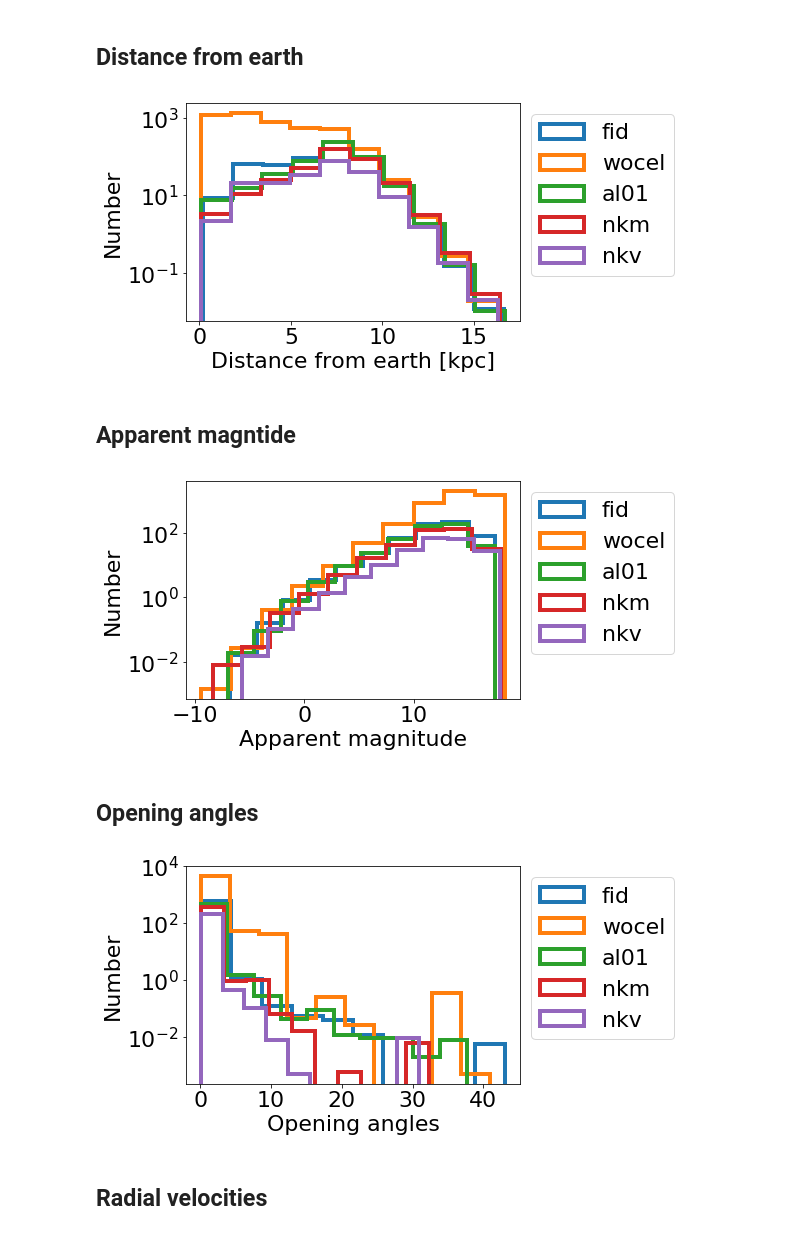
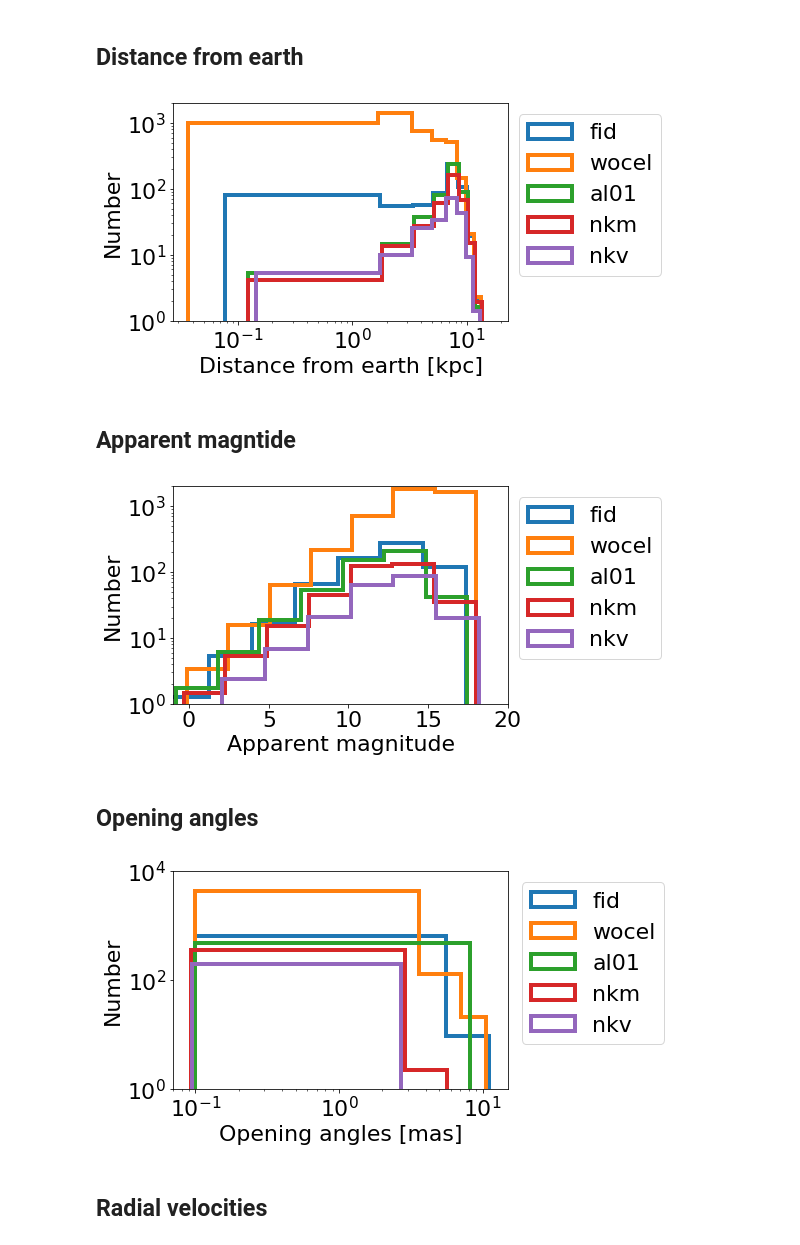
Before and after one commit to bolverk/gaia_black_hole_binaries, a Jupyter notebook: stellar_binary_monte_carlo_mk2.ipynb, the cells around one changed output. Drawn from its saved outputs; the diff is of its cells as text; code cells hidden in the pictures.

Commit message:
modify figures according to Wei's suggestions

```diff
--- a/stellar_binary_monte_carlo_mk2.ipynb
+++ b/stellar_binary_monte_carlo_mk2.ipynb
@@ -145,12 +149,14 @@ for key in populations:
               label=key)
 pylab.xlabel(r'Distance from earth [kpc]')
 pylab.ylabel('Number')
+pylab.xscale('log')
 pylab.yscale('log')
 pylab.legend(bbox_to_anchor=(1,1))
+pylab.ylim((1,2e3))
 #pylab.tight_layout()
 pass
 # %% [output]
-[figure, old version]
+[figure, new version]
 # %% [markdown]
 ## Apparent magntide
 # %%
@@ -166,34 +172,39 @@ for key in populations:
 pylab.xlabel(r'Apparent magnitude')
 pylab.ylabel('Number')
 pylab.yscale('log')
+pylab.ylim((1,2e3))
+pylab.xlim((-1,20))
 pylab.legend(bbox_to_anchor=(1,1))
 #pylab.tight_layout()
 pass
 # %% [output]
-[figure, old version]
+[figure, new version]
 # %% [markdown]
 ## Opening angles
 # %%
 %matplotlib inline
 font = {'size':22}
 matplotlib.rc('font',**font)
 for key in populations:
     sma_list = populations[key]['terminal semi major axis'][gaia_masks[key]]
     dfe_list = populations[key]['distance from earth'][gaia_masks[key]]
     opening_angles = sma_list/dfe_list/5e-9
     pylab.hist(opening_angles,
               weights=populations[key]['statistical weight'][gaia_masks[key]]*star_number_scale,
                histtype='step',
                linewidth=4,
               label=key)
-pylab.xlabel(r'Opening angles')
+pylab.xlabel(r'Opening angles [mas]')
 pylab.ylabel('Number')
+pylab.xscale('log')
 pylab.yscale('log')
-pylab.legend(bbox_to_anchor=(1,1))
+pylab.legend(bbox_to_anchor=(0,0,1.5,1))
+pylab.xlim((7e-2,1.5e1))
+pylab.ylim((1,1e4))
 #pylab.tight_layout()
 pass
 # %% [output]
-[figure, old version]
+[figure, new version]
 # %% [markdown]
 ## Radial velocities
 # %%
```
Also changed, not shown: parts of 7 cells of this notebook.
